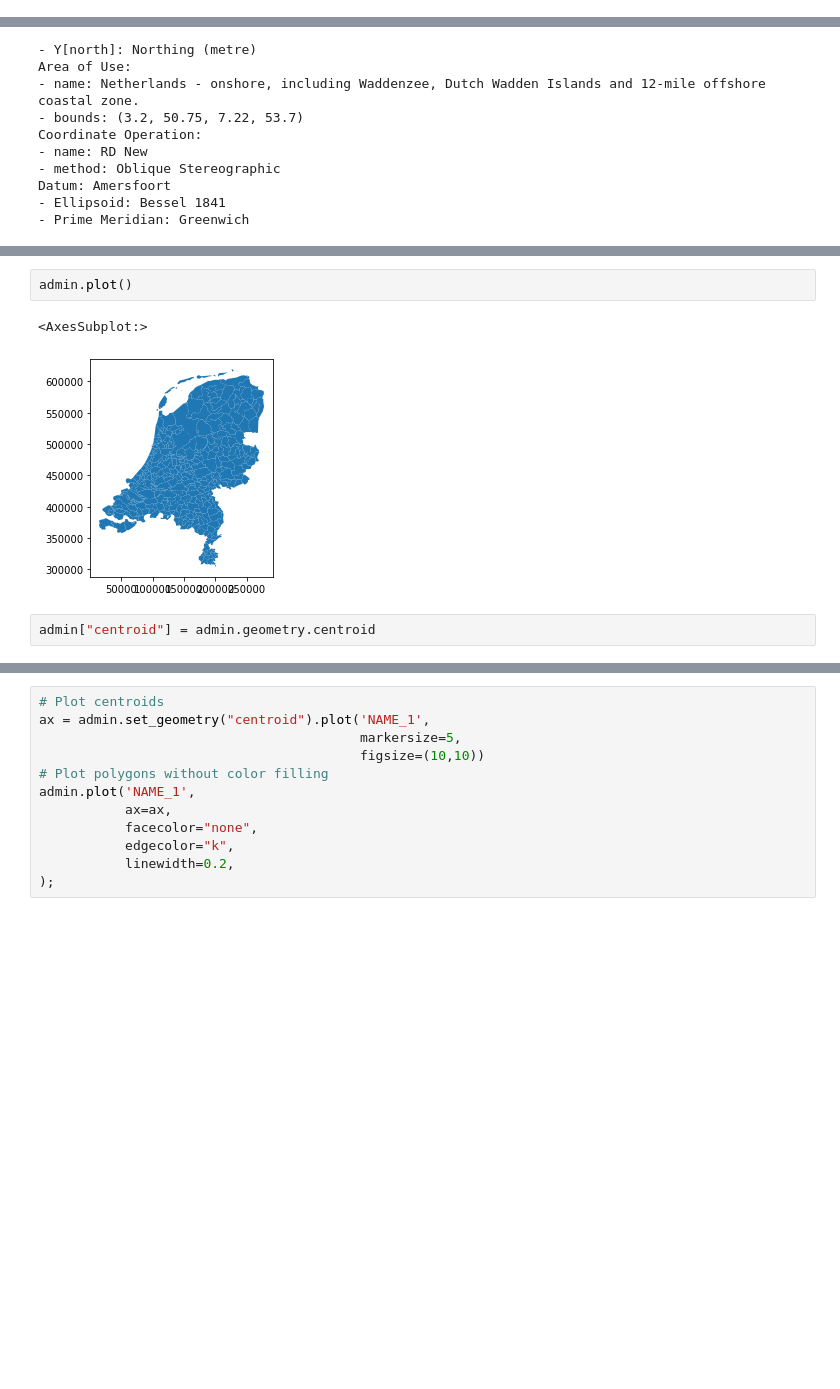
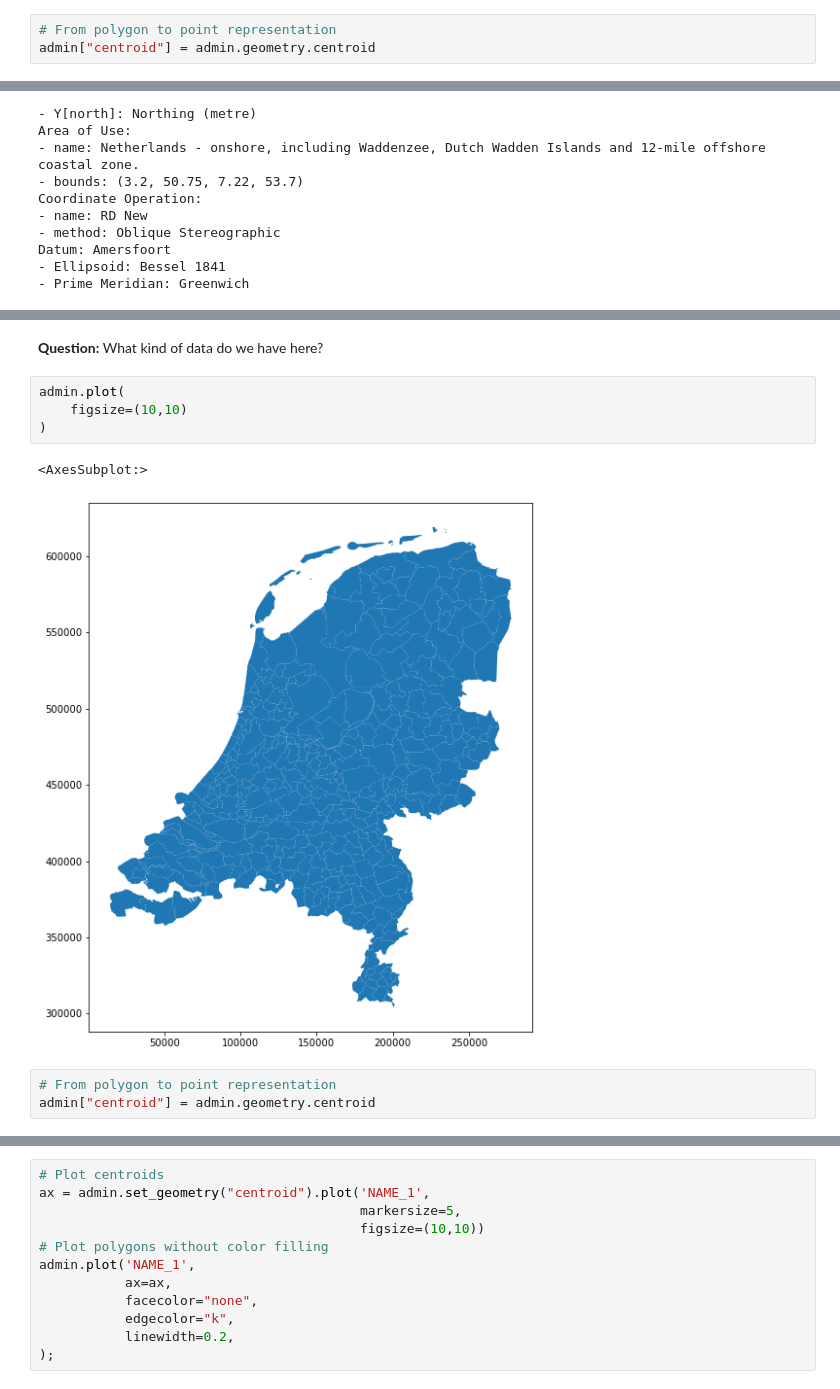
Before and after one commit to GinaStavropoulou/geogeek-workshop, a Jupyter notebook: notebooks/Exercise2.ipynb, the cells around one changed output, grey strips where cells are left out. Saved outputs shown, nothing was run; the diff lists cells and outputs as text; blank space fills up the shorter version.

```diff
--- a/notebooks/Exercise2.ipynb
+++ b/notebooks/Exercise2.ipynb
@@ -92,0 +128,3 @@ Datum: World Geodetic System 1984 ensemble
+# %%
+# From polygon to point representation
+admin["centroid"] = admin.geometry.centroid
@@ -112,7 +161,12 @@ Datum: Amersfoort
+# %% [markdown]
+__Question:__ What kind of data do we have here?
 # %%
-admin.plot()
+admin.plot(
+    figsize=(10,10)
+)
 # %% [output]
 <AxesSubplot:>
-[figure, old version]
+[figure, new version]
 # %%
+# From polygon to point representation
 admin["centroid"] = admin.geometry.centroid
```
Also changed, not shown: parts of 44 cells of this notebook, 2 other files.
